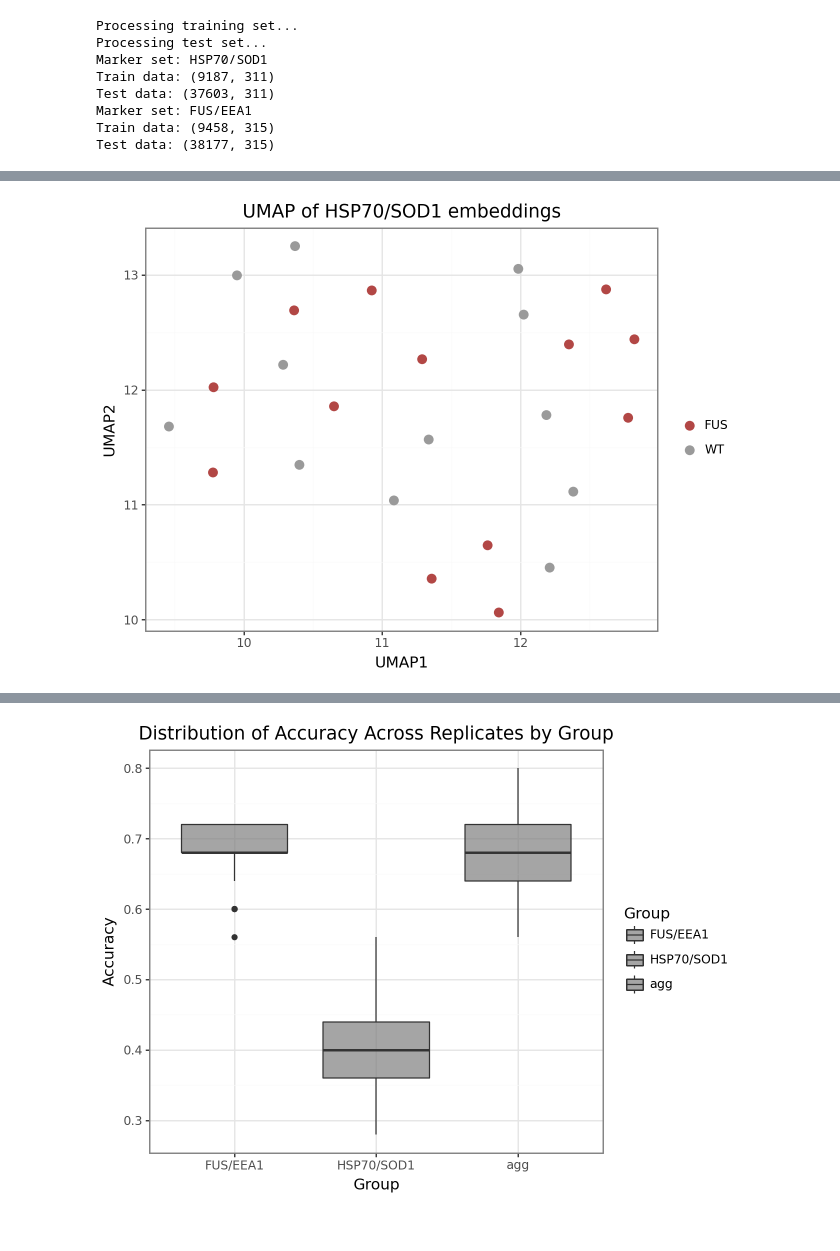
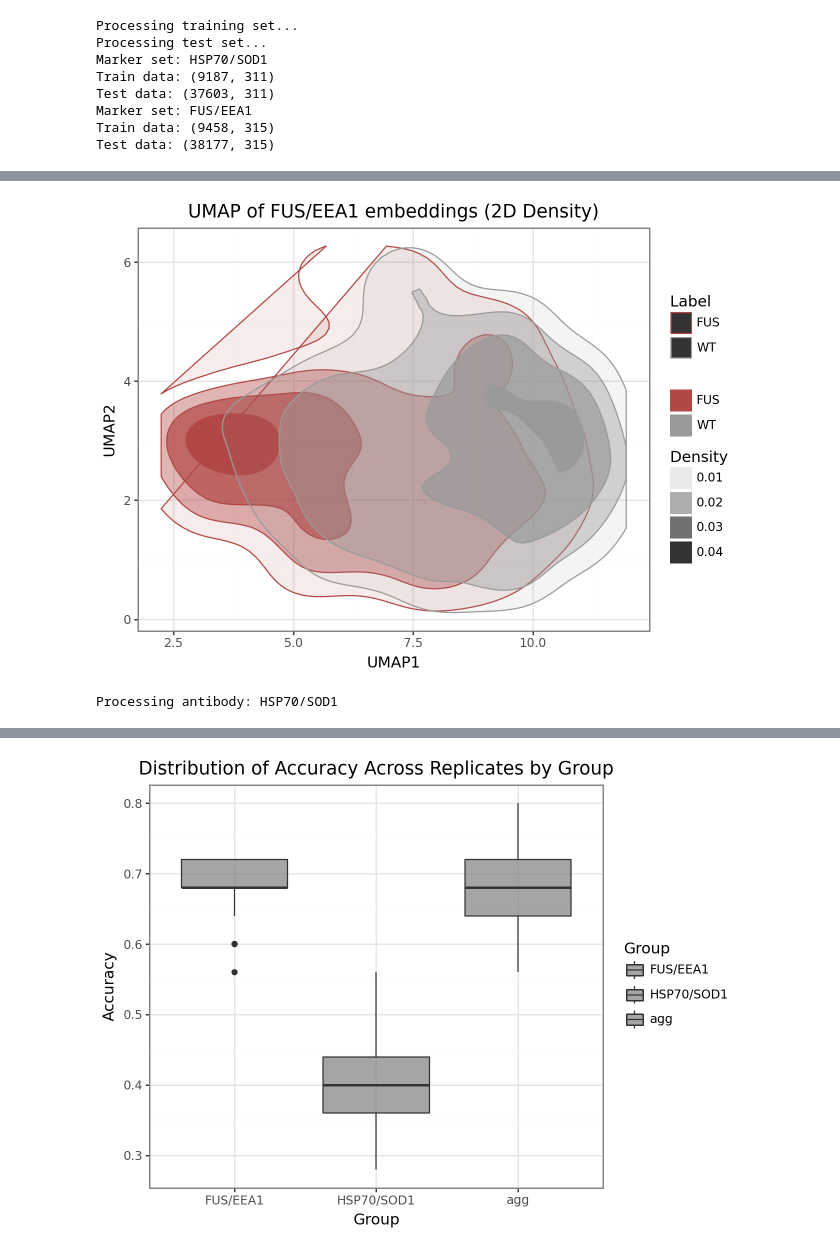
Before and after one commit to AltschulerWu-Lab/maps, a Jupyter notebook: template_analyses/multimarker_binary.ipynb, the cells around one changed output, grey strips where cells are left out. Saved outputs shown, nothing was run; the diff lists cells and outputs as text; code cells hidden in the pictures.

```diff
--- a/template_analyses/multimarker_binary.ipynb
+++ b/template_analyses/multimarker_binary.ipynb
@@ -86,6 +86,7 @@ train_dataloader = create_multiantibody_dataloader(
 
 scalers = train_dataloader._get_scalers()
 dataloader_config.mode = "eval"
+dataloader_config.n_cells = 250
 test_dataloader = create_multiantibody_dataloader(
     test_screen,
     scalers=scalers,
@@ -169,15 +179,18 @@ probs_cell = {k: torch.cat(v).mean(dim=1) for k, v in probs_cell.items()}
 embeddings = {k: torch.cat(v) for k, v in embeddings.items()}
 # %%
 # Create DataFrame with aggregate class probabilities from probs_line
-df = pd.DataFrame({
-    "class_0_agg": probs_line[:, 0].numpy(),
-    "class_1_agg": probs_line[:, 1].numpy()
-})
+df = pd.DataFrame(probs_line.numpy())
+df.columns = [f"class_{i}_agg" for i in df.columns]
+
+df_entropy = pd.DataFrame(probs_entropy)
+df_entropy.columns = [f"class_{i}_entropy" for i in df_entropy.columns]
+df = pd.concat([df, df_entropy], axis=1)
 
 # Add per-antibody class probabilities from probs_cell
 for ab in probs_cell:
-    df[f"class_0_{ab}"] = probs_cell[ab][:, 0].numpy()
-    df[f"class_1_{ab}"] = probs_cell[ab][:, 1].numpy()
+    dfab = pd.DataFrame(probs_cell[ab].numpy())
+    dfab.columns = [f"class_{i}_{ab}" for i in dfab.columns]
+    df = pd.concat([df, dfab], axis=1)
 
 df["CellLines"] = cell_lines
 df["True"] = labels.numpy()
@@ -187,7 +200,7 @@ from plotnine import ggplot, aes, geom_bar, theme, element_text, labs, ggtitle,
 from maps.figures import PALETTE
 
 label_key = {0: "WT", 1: "FUS"}
-groups = ["agg"] + antibodies
+groups = ["agg", "entropy"] + antibodies
 
 for g in groups:
     # Sort preds by predicted probability (Class_1) in ascending order
@@ -220,25 +234,60 @@ for g in groups:
 # %%
-from plotnine import geom_point, scale_color_manual
+from plotnine import geom_point, scale_color_manual, stat_density_2d
+from sklearn.preprocessing import StandardScaler
 label_key = {0: "WT", 1: "FUS"}
 labels = df["True"].map(label_key).values
 
 # Prepare DataFrame for individual antibody UMAPs
-for ab, emb in embeddings.items():
-    reducer = umap.UMAP(random_state=42)
-    emb_2d = reducer.fit_transform(emb.cpu().numpy())
+for i, (ab, emb) in enumerate(embeddings.items()):
+    print(f"\nProcessing antibody: {ab}")
+    reducer = umap.UMAP(random_state=42, n_neighbors=25)
+    original_shape = emb.shape
+    emb = emb.view(-1, model_config.d_model).cpu().numpy()
+
+    # Scale embeddings along the last dimension (features)
+    scaler = StandardScaler()
+    emb = scaler.fit_transform(emb)
+
+    n_cells_per_line = original_shape[1]
+    labels_ = np.repeat(labels, n_cells_per_line)
+
+    # Transform data
+    emb_2d = reducer.fit_transform(emb)
+    emb_shape = original_shape
+    emb_2d_avg = emb_2d.reshape(emb_shape[0], emb_shape[1], -1).mean(axis=1)
+
+    df_umap_avg = pd.DataFrame({
+        "UMAP1": emb_2d_avg[:, 0],
+        "UMAP2": emb_2d_avg[:, 1],
+        "Label": labels
+    })
+
+    # Scatter plot
+    p = (
+        ggplot(df_umap_avg, aes(x="UMAP1", y="UMAP2", color="Label")) +
+        geom_point(size=3, alpha=0.5) +
+        scale_color_manual(values=PALETTE) +
+        labs(color="") +
+        ggtitle(f"UMAP of {ab} embeddings (points)") +
+        theme_bw()
+    )
+    display(p)
+
     df_umap = pd.DataFrame({
         "UMAP1": emb_2d[:, 0],
         "UMAP2": emb_2d[:, 1],
-        "Label": labels
+        "Label": labels_
     })
-    p = (
-        ggplot(df_umap, aes(x="UMAP1", y="UMAP2", color="Label")) +
-        geom_point(size=3) +
+
+    # 2D density plot
+    p_density = (
+        ggplot(df_umap, aes(x="UMAP1", y="UMAP2", fill="Label")) +
+        stat_density_2d(aes(alpha='..level..'), geom="polygon", contour=True) +
         scale_color_manual(values=PALETTE) +
-        labs(color="") +
-        ggtitle(f"UMAP of {ab} embeddings") +
+        scale_fill_manual(values=PALETTE) +
+        labs(fill="", alpha="Density") +
+        ggtitle(f"UMAP of {ab} embeddings (2D Density)") +
         theme_bw()
     )
-
-    display(p)
+    display(p_density)
 # %% [output]
@@ -246 +296,2 @@ for ab, emb in embeddings.items():
-[figure, old version]
+[figure, new version]
+Processing antibody: HSP70/SOD1
```
Also changed, not shown: parts of 4 cells of this notebook, 13 other files.
